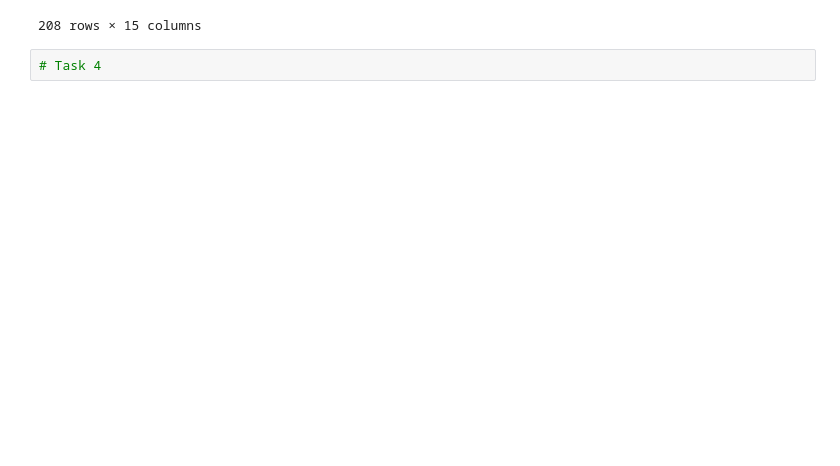
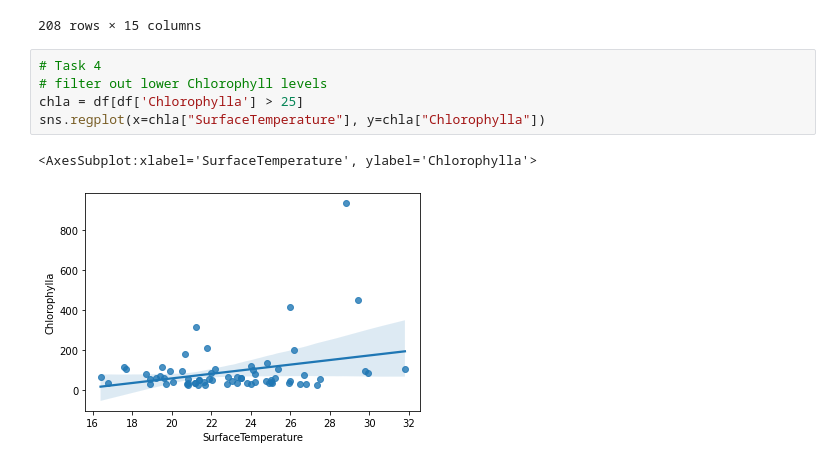
Before and after one commit to ubco-W2021T1-data301/project-group50-project, a Jupyter notebook: notebooks/analysis2.ipynb, the cells around one changed output. Saved outputs shown, nothing was run; the diff lists cells and outputs as text; blank space fills up the shorter version.

Commit message:
Finished Task 4 for Milestone 3

```diff
--- a/notebooks/analysis2.ipynb
+++ b/notebooks/analysis2.ipynb
@@ -254,5 +254,11 @@ df
 | 206 | PT_SS | 2015-08-08 | Serra Serrada | CIIMAR-BBE | Portugal | 41.961667 | -6.772000 | 1200.0 | 18.0 | 7.0 | ... |
 | 207 | IT_CAMPO | 2015-07-22 | Campo | FEM | Italy | 46.039917 | 10.496778 | 1943.0 | 27.0 | 13.7 | ... |
 208 rows × 15 columns
-# %%
-# Task 4
+# %%
+# Task 4
+# filter out lower Chlorophyll levels
+chla = df[df['Chlorophylla'] > 25]
+sns.regplot(x=chla["SurfaceTemperature"], y=chla["Chlorophylla"])
+# %% [output]
+<AxesSubplot:xlabel='SurfaceTemperature', ylabel='Chlorophylla'>
+[figure, added]
```
Also changed, not shown: parts of 1 cell of this notebook.
